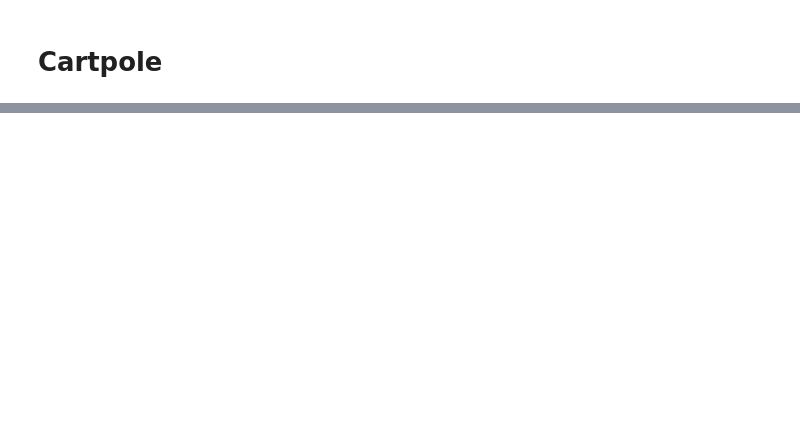
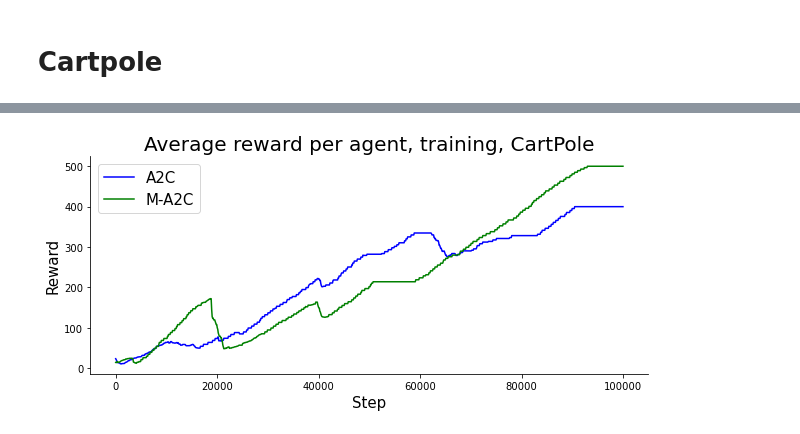
Before and after one commit to shubhamkulkarni01/cse257-paper, a Jupyter notebook: data/graphing.ipynb, the cells around one changed output, grey strips where cells are left out. Cells and saved outputs as stored; diff of their text form; code cells hidden in the pictures; blank space fills up the shorter version.

```diff
--- a/data/graphing.ipynb
+++ b/data/graphing.ipynb
@@ -58,0 +85,23 @@ ax.legend(fontsize=15)
+# %%
+a2c = pd.read_csv(prefix + 'a2c.csv')['Value']
+ma2c = pd.read_csv(prefix + 'ma2c.csv')['Value']
+# %%
+fig = plt.figure(figsize=(10,4))
+
+ax = fig.gca()
+sns.lineplot(x = np.linspace(0, 1e5, len(a2c)), y = a2c, label='A2C', ax = ax, color=palette['DQN'])
+sns.lineplot(x = np.linspace(0, 1e5, len(ma2c)), y = ma2c, label= 'M-A2C', ax = ax, color=palette['SoftDQN'])
+
+sns.despine()
+
+ax.set_title('Average reward per agent, training, CartPole', fontsize=20)
+ax.set_xlabel('Step', fontsize=15)
+ax.set_ylabel('Reward', fontsize=15)
+
+
+
+ax.legend(fontsize=15)
+
+plt.savefig('images/'+prefix+'ext_train.png')
+# %% [output]
+[figure, added]
```
Also changed, not shown: parts of 23 cells of this notebook, 6 other files.
